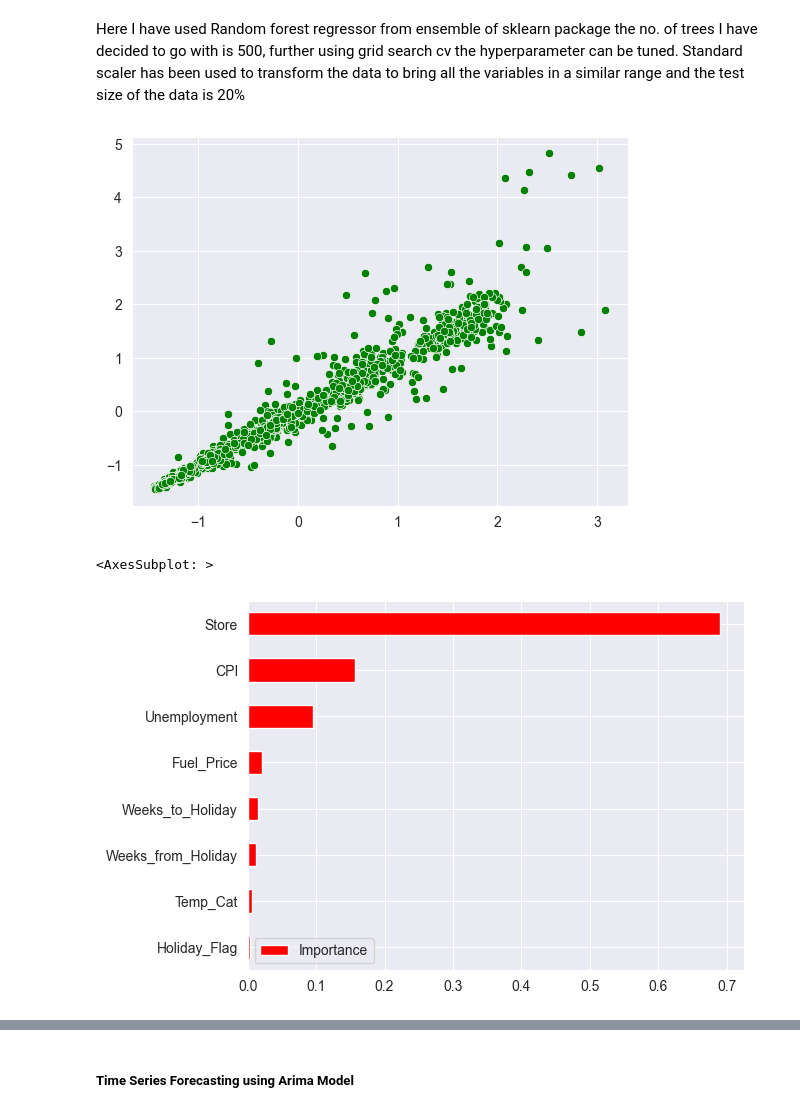
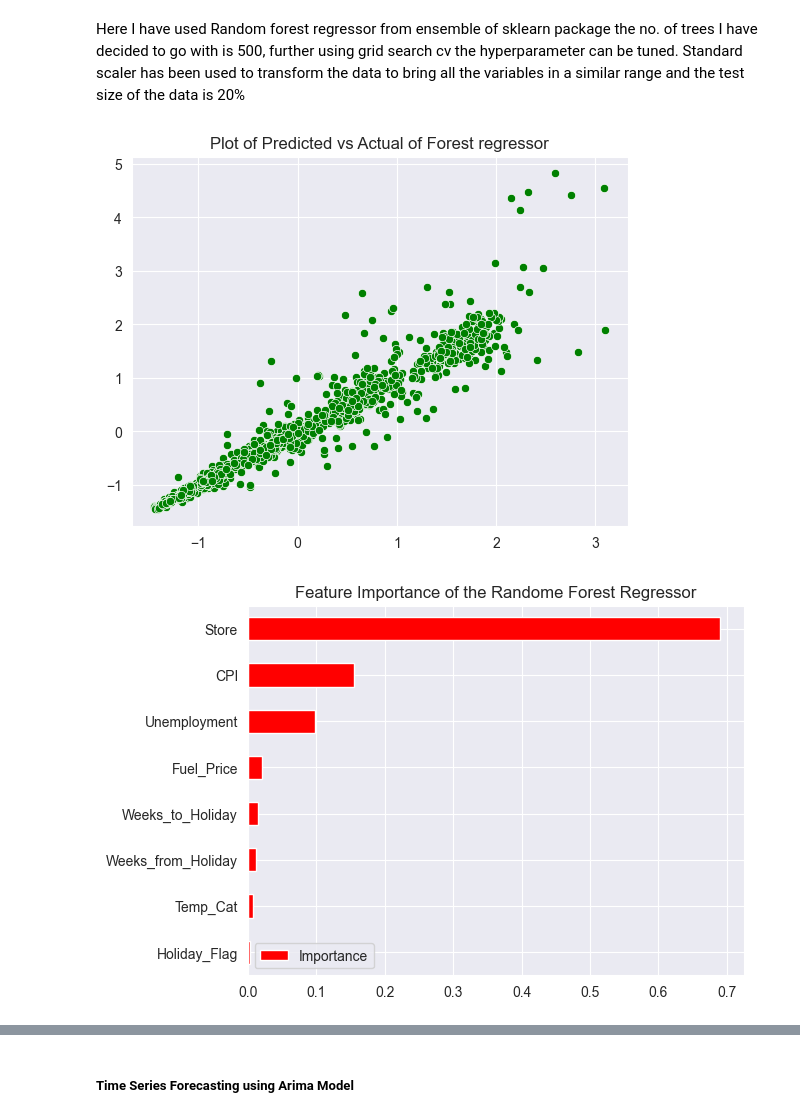
Before and after one commit to anSin2687/DS_course, a Jupyter notebook: Capstone_Projects/Walmart.ipynb, the cells around one changed output, grey strips where cells are left out. Drawn from its saved outputs; the diff is of its cells as text; code cells hidden in the pictures.

```diff
--- a/Capstone_Projects/Walmart.ipynb
+++ b/Capstone_Projects/Walmart.ipynb
@@ -341,14 +341,16 @@ rft.fit(X_train,y_train)
 rft_pred = rft.predict(X_test)
 # %%
 sns.scatterplot(x = rft_pred,y = y_test.flatten(),color = 'Green')
+plt.title('Plot of Predicted vs Actual of Forest regressor')
 plt.show()
 # %% [output]
-[figure, old version]
+[figure, new version]
 # %%
 pd.DataFrame(data = rft.feature_importances_,index=Features,columns=['Importance']).sort_values(by='Importance').plot(kind = 'barh',color = 'red')
+plt.title('Feature Importance of the Randome Forest Regressor')
+plt.show()
 # %% [output]
-<AxesSubplot: >
-[figure, old version]
+[figure, new version]
 # %%
 rft_pred = y_scaler.inverse_transform(rft_pred.reshape(-1,1))
 y_test = y_scaler.inverse_transform(y_test)
```
Also changed, not shown: parts of 13 cells of this notebook.
